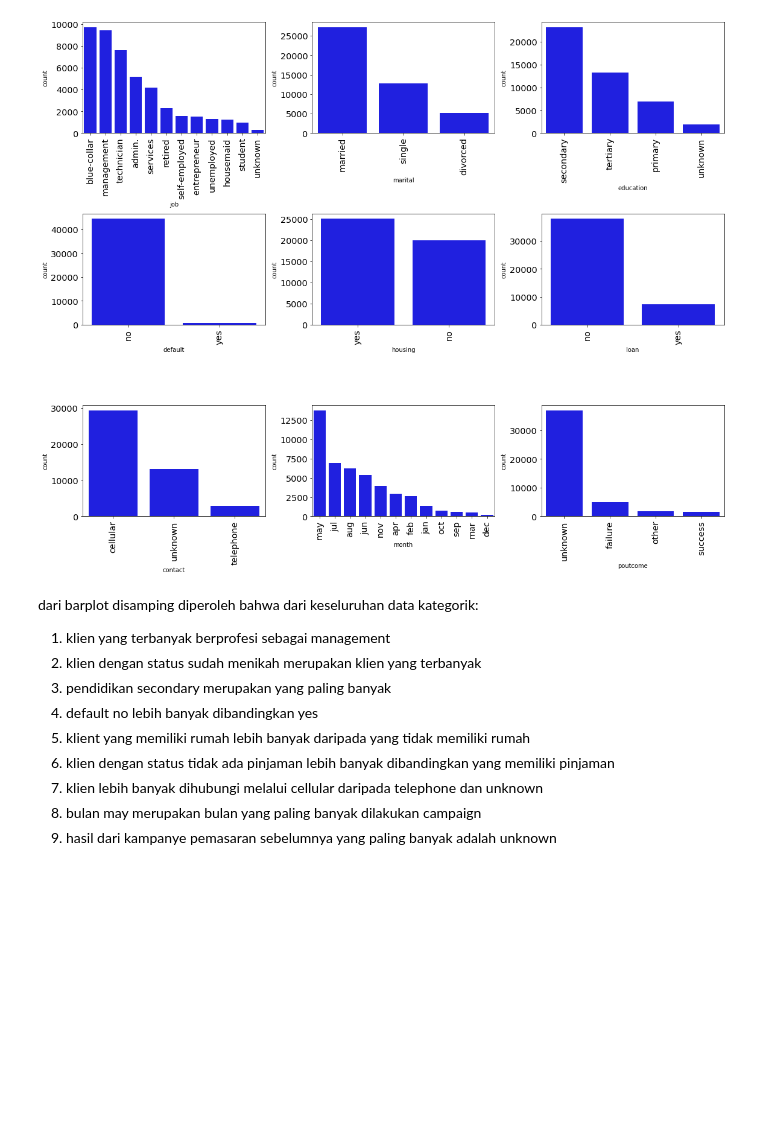
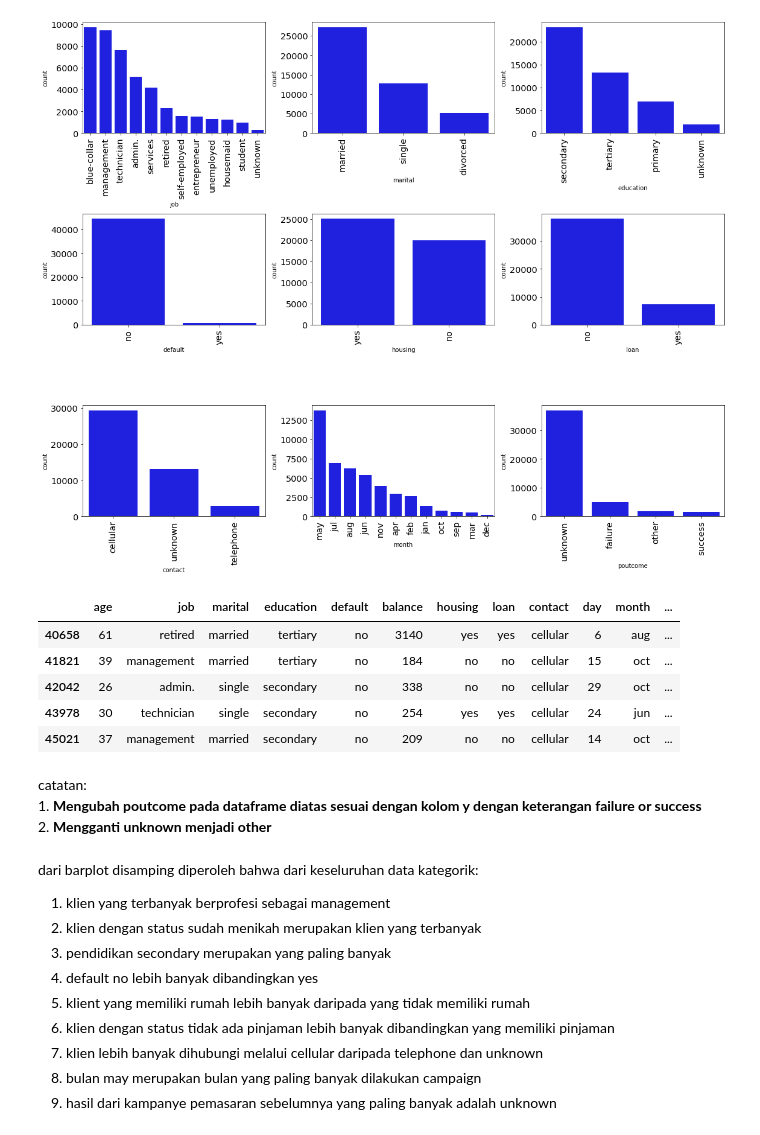
Before and after one commit to inggolanda/predict_whether_customer_will_be_buy_deposito, a Jupyter notebook: Final_Project.ipynb, the cells around one changed output. Drawn from its saved outputs; the diff is of its cells as text; code cells hidden in the pictures; blank space fills up the shorter version.

```diff
--- a/Final_Project.ipynb
+++ b/Final_Project.ipynb
@@ -378,6 +378,19 @@ for i in range(0, len(cats)-1):
     plt.tight_layout()
 # %% [output]
 [figure]
+# %%
+df_train[(df_train['poutcome'] == 'unknown') & (df_train['previous'] != 0)]
+# %% [output]
+|  | age | job | marital | education | default | balance | housing | loan | contact | day | month | ... |
+| 40658 | 61 | retired | married | tertiary | no | 3140 | yes | yes | cellular | 6 | aug | ... |
+| 41821 | 39 | management | married | tertiary | no | 184 | no | no | cellular | 15 | oct | ... |
+| 42042 | 26 | admin. | single | secondary | no | 338 | no | no | cellular | 29 | oct | ... |
+| 43978 | 30 | technician | single | secondary | no | 254 | yes | yes | cellular | 24 | jun | ... |
+| 45021 | 37 | management | married | secondary | no | 209 | no | no | cellular | 14 | oct | ... |
+# %% [markdown]
+catatan:
+    1. **Mengubah poutcome pada dataframe diatas sesuai dengan kolom y dengan keterangan failure or success**
+    2. **Mengganti unknown menjadi other**
 # %% [markdown]
 dari barplot disamping diperoleh bahwa dari keseluruhan data kategorik:
 1. klien yang terbanyak berprofesi sebagai management
```
Also changed, not shown: parts of 5 cells of this notebook.
